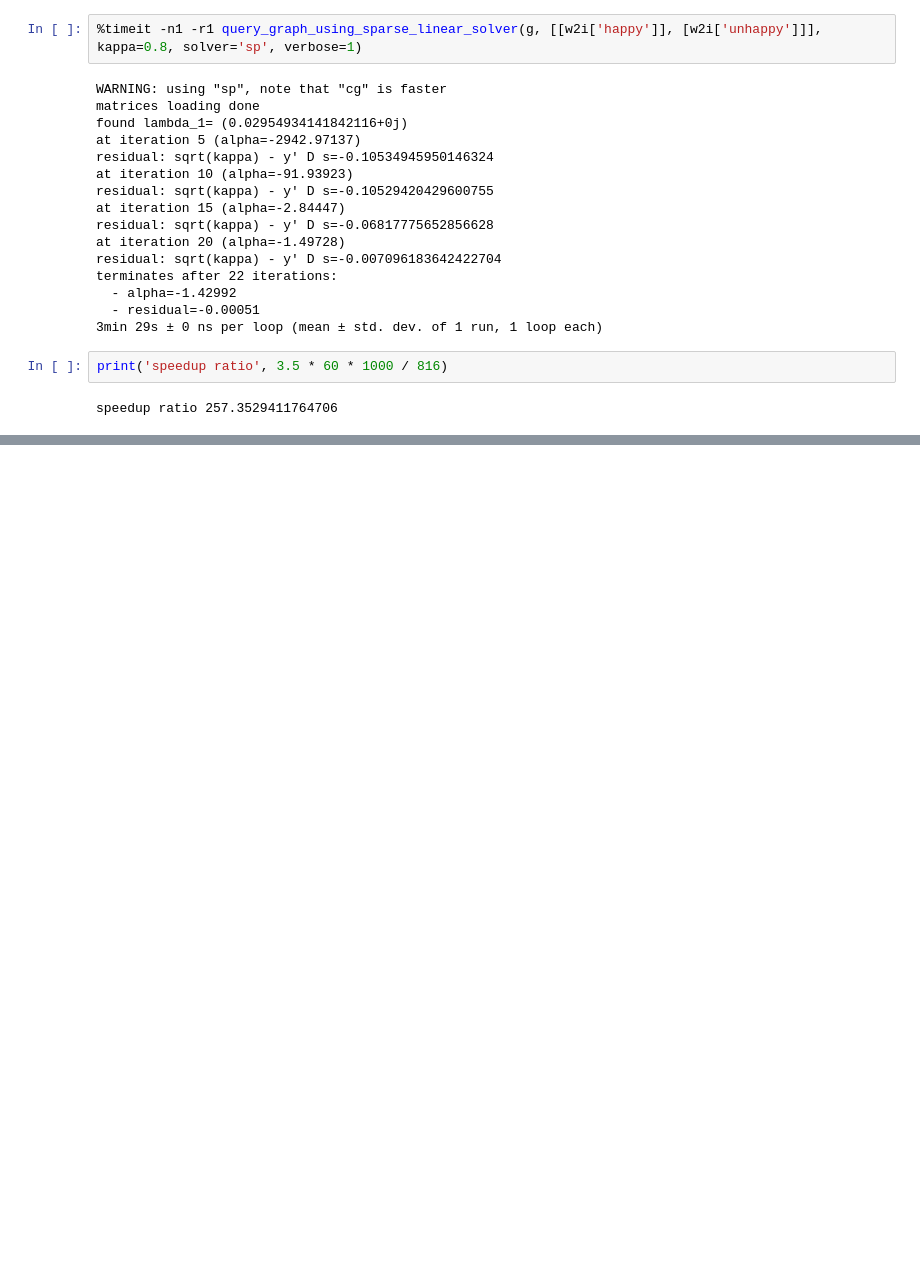
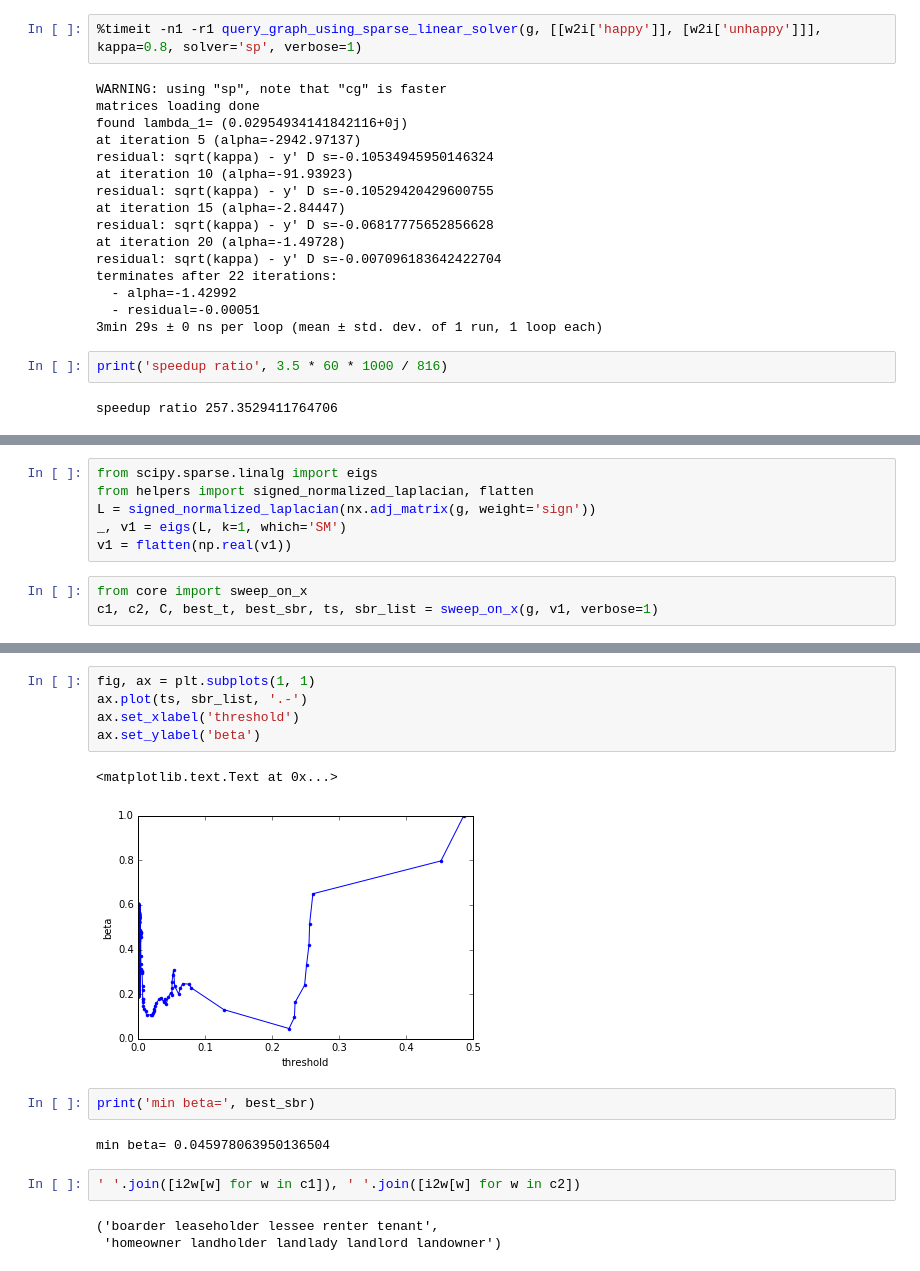
Before and after one commit to xiaohan2012/signed-local-community, a Jupyter notebook: case-study-on-word-graph.ipynb, the cells around one changed output, grey strips where cells are left out. Drawn from its saved outputs; the diff is of its cells as text; blank space fills up the shorter version.

Commit message:
sweep on v1

```diff
--- a/case-study-on-word-graph.ipynb
+++ b/case-study-on-word-graph.ipynb
@@ -347,0 +350,9 @@ speedup ratio 257.3529411764706
+# %%
+from scipy.sparse.linalg import eigs
+from helpers import signed_normalized_laplacian, flatten
+L = signed_normalized_laplacian(nx.adj_matrix(g, weight='sign'))
+_, v1 = eigs(L, k=1, which='SM')
+v1 = flatten(np.real(v1))
+# %%
+from core import sweep_on_x
+c1, c2, C, best_t, best_sbr, ts, sbr_list = sweep_on_x(g, v1, verbose=1)
@@ -347,0 +372,17 @@ speedup ratio 257.3529411764706
+# %%
+fig, ax = plt.subplots(1, 1)
+ax.plot(ts, sbr_list, '.-')
+ax.set_xlabel('threshold')
+ax.set_ylabel('beta')
+# %% [output]
+<matplotlib.text.Text at 0x...>
+[figure, added]
+# %%
+print('min beta=', best_sbr)
+# %% [output]
+min beta= 0.045978063950136504
+# %%
+' '.join([i2w[w] for w in c1]), ' '.join([i2w[w] for w in c2])
+# %% [output]
+('boarder leaseholder lessee renter tenant',
+ 'homeowner landholder landlady landlord landowner')
```
Also changed, not shown: parts of 2 cells of this notebook.
